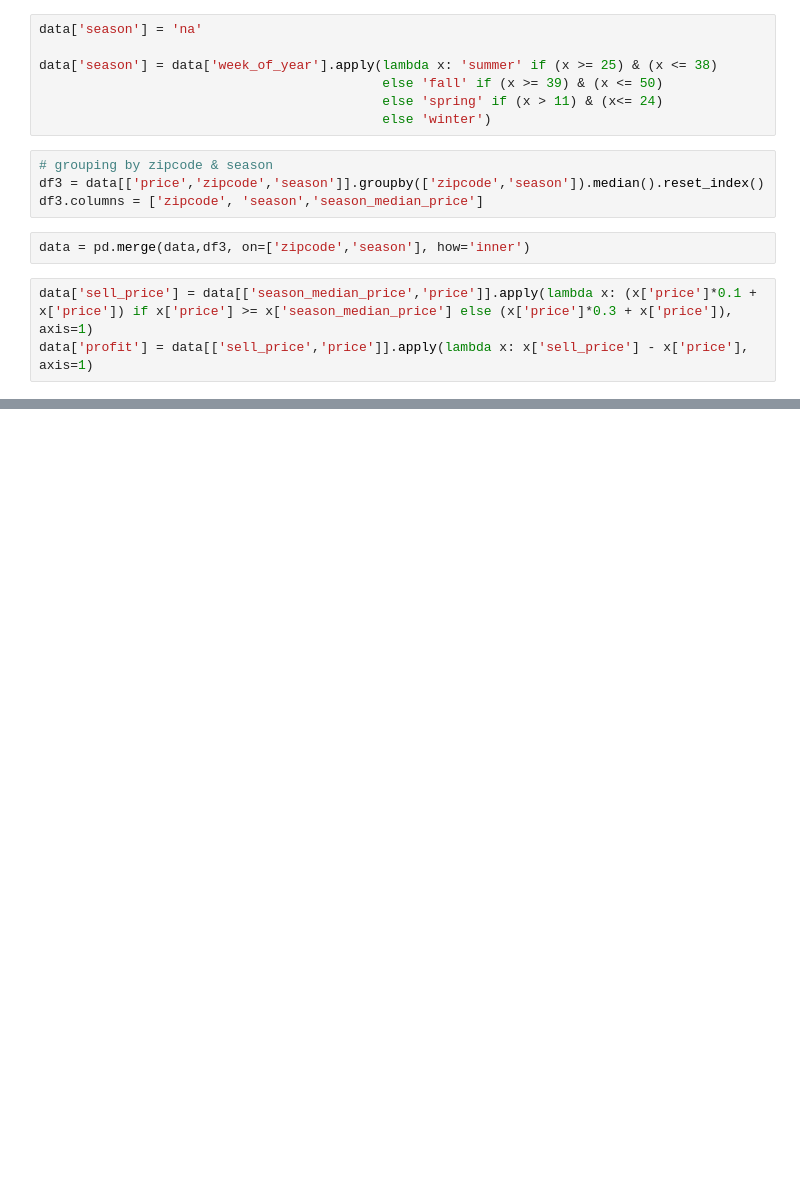
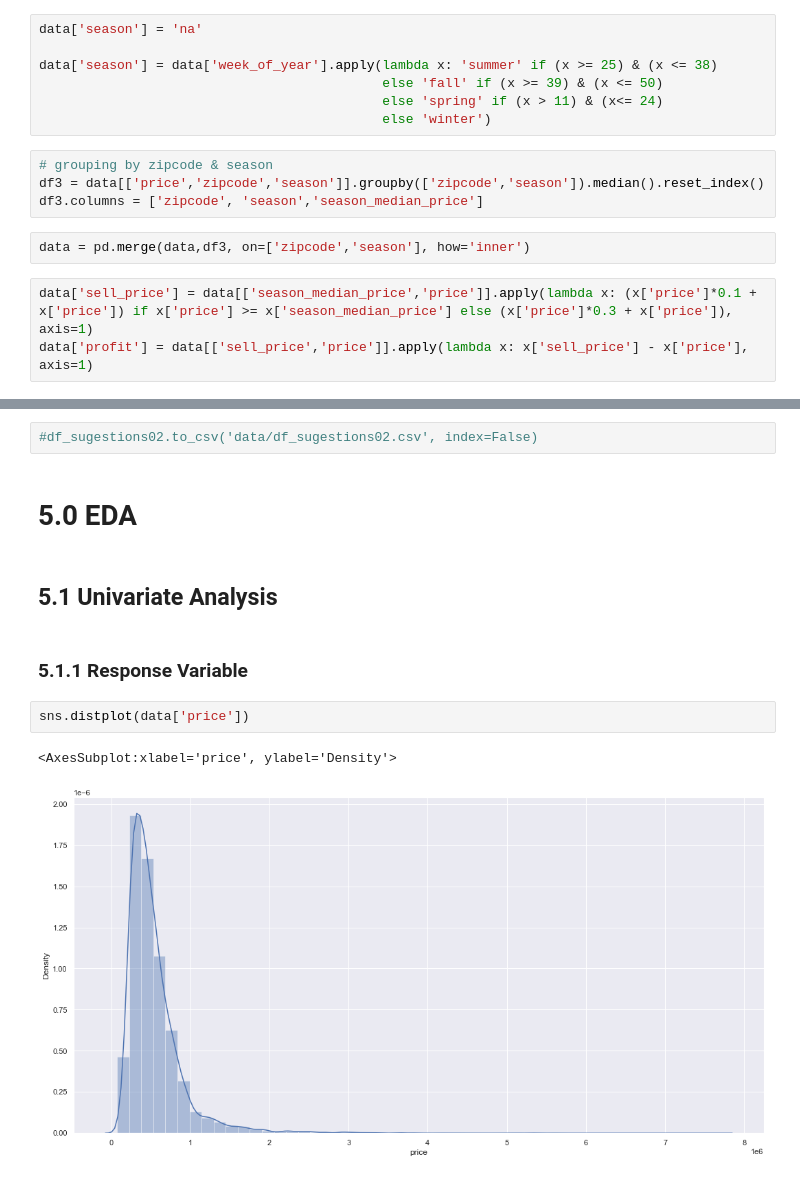
Before and after one commit to Leonardodsch/house-rocket-insights, a Jupyter notebook: house_rocket_insights.ipynb, the cells around one changed output, grey strips where cells are left out. Drawn from its saved outputs; the diff is of its cells as text; blank space fills up the shorter version.

```diff
--- a/house_rocket_insights.ipynb
+++ b/house_rocket_insights.ipynb
@@ -309,0 +352,13 @@ data[['id', 'zipcode', 'season','season_median_price','price','sell_price','prof
+# %%
+#df_sugestions02.to_csv('data/df_sugestions02.csv', index=False)
+# %% [markdown]
+# 5.0 EDA
+# %% [markdown]
+## 5.1 Univariate Analysis
+# %% [markdown]
+### 5.1.1 Response Variable
+# %%
+sns.distplot(data['price'])
+# %% [output]
+<AxesSubplot:xlabel='price', ylabel='Density'>
+[figure, added]
```
Also changed, not shown: parts of 61 cells of this notebook, 4 other files.
